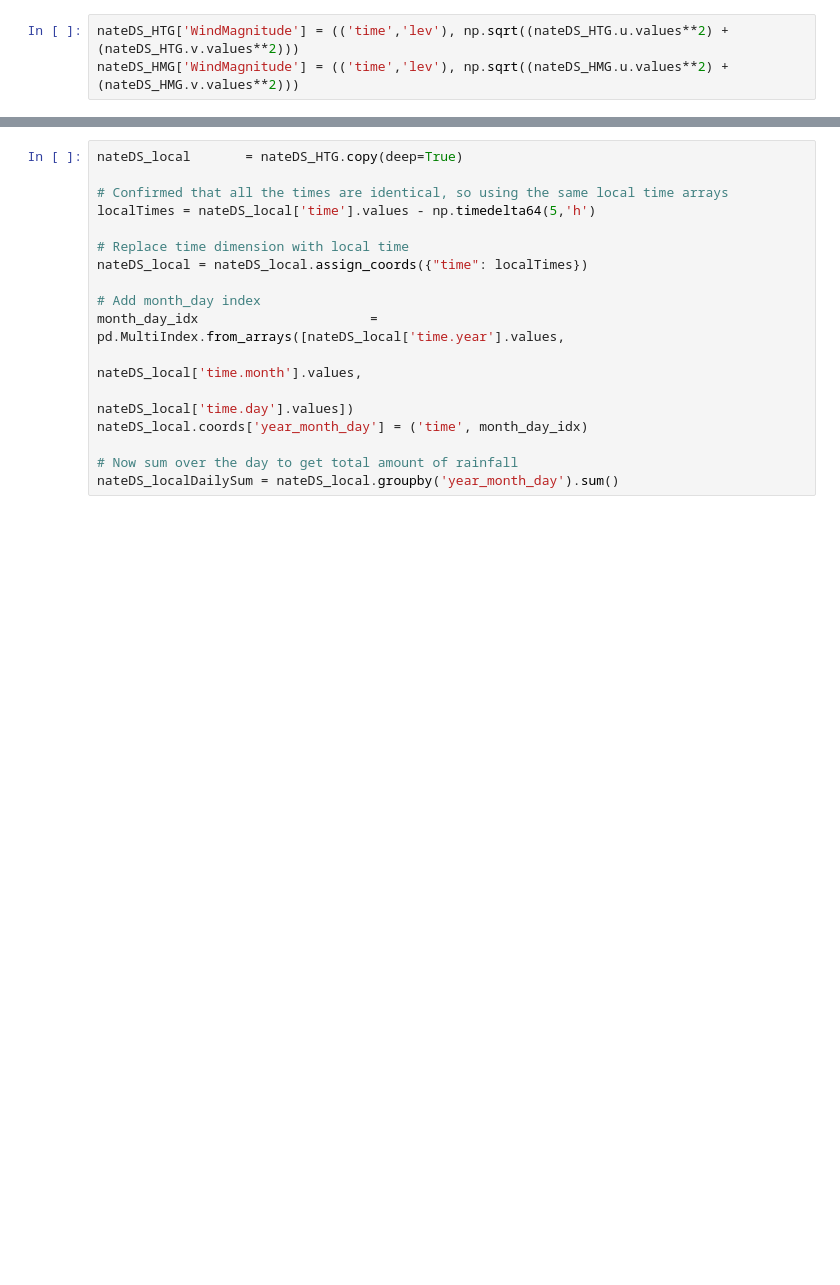
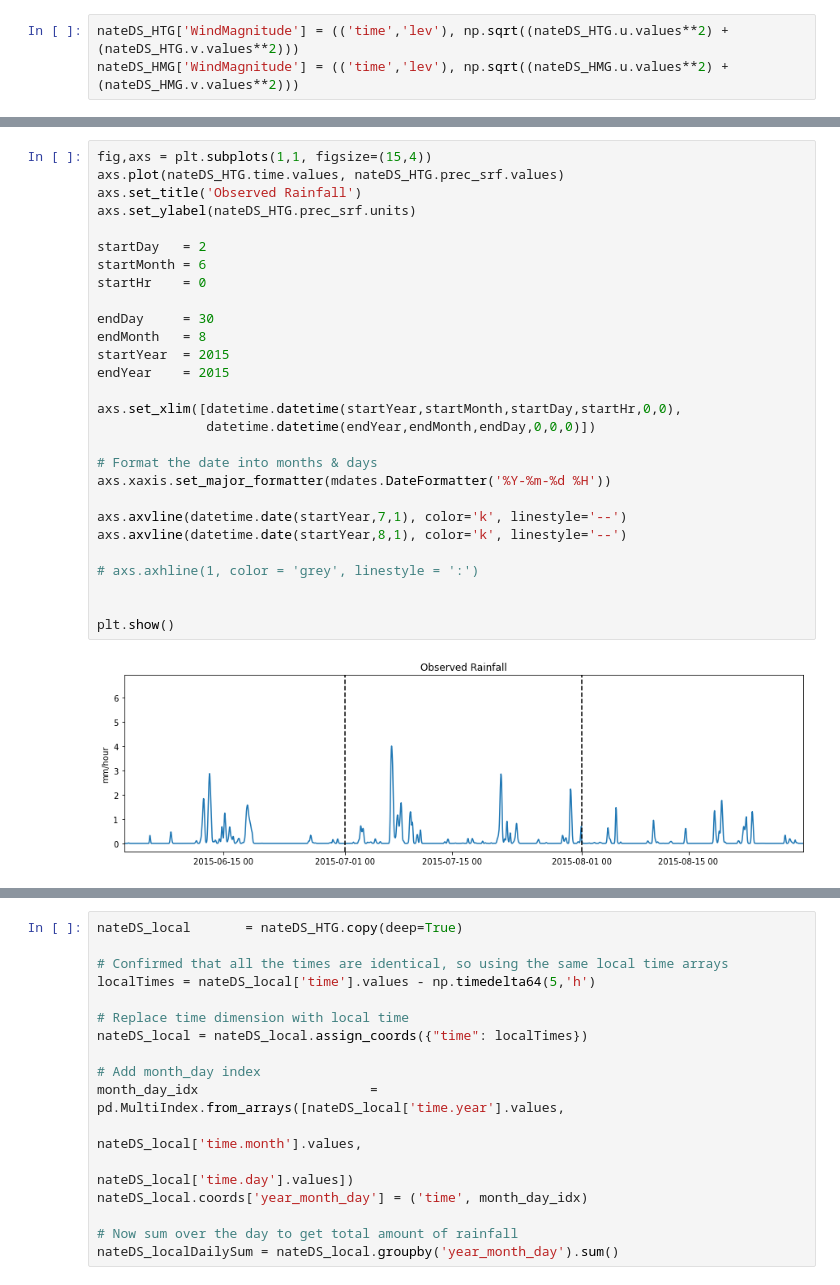
Before and after one commit to megandevlan/CLASP-CESM2_analysis, a Jupyter notebook: UnderstandMeteorology.ipynb, the cells around one changed output, grey strips where cells are left out. Saved outputs shown, nothing was run; the diff lists cells and outputs as text; blank space fills up the shorter version.

```diff
--- a/UnderstandMeteorology.ipynb
+++ b/UnderstandMeteorology.ipynb
@@ -960,3 +91,33 @@ nateDS_HMG['WindMagnitude'] = (('time','lev'), np.sqrt((nateDS_HMG.u.values**2)
+# %%
+fig,axs = plt.subplots(1,1, figsize=(15,4))
+axs.plot(nateDS_HTG.time.values, nateDS_HTG.prec_srf.values)
+axs.set_title('Observed Rainfall')
+axs.set_ylabel(nateDS_HTG.prec_srf.units)
+
+startDay   = 2
+startMonth = 6
+startHr    = 0
+
+endDay     = 30
+endMonth   = 8
+startYear  = 2015
+endYear    = 2015
+
+axs.set_xlim([datetime.datetime(startYear,startMonth,startDay,startHr,0,0),
+              datetime.datetime(endYear,endMonth,endDay,0,0,0)])
+
+# Format the date into months & days
+axs.xaxis.set_major_formatter(mdates.DateFormatter('%Y-%m-%d %H'))
+
+axs.axvline(datetime.date(startYear,7,1), color='k', linestyle='--')
+axs.axvline(datetime.date(startYear,8,1), color='k', linestyle='--')
+
+# axs.axhline(1, color = 'grey', linestyle = ':')
+
+
+plt.show()
+# %% [output]
+[figure, added]
 # %%
 nateDS_HTG
 # %% [output]
```
Also changed, not shown: parts of 50 cells of this notebook, 16 other files.
